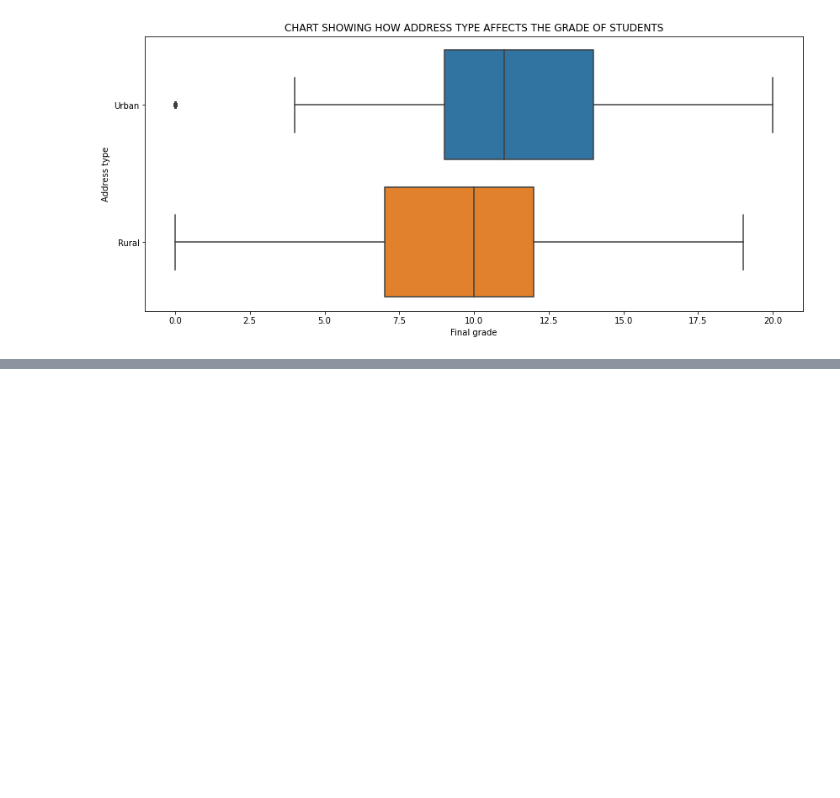
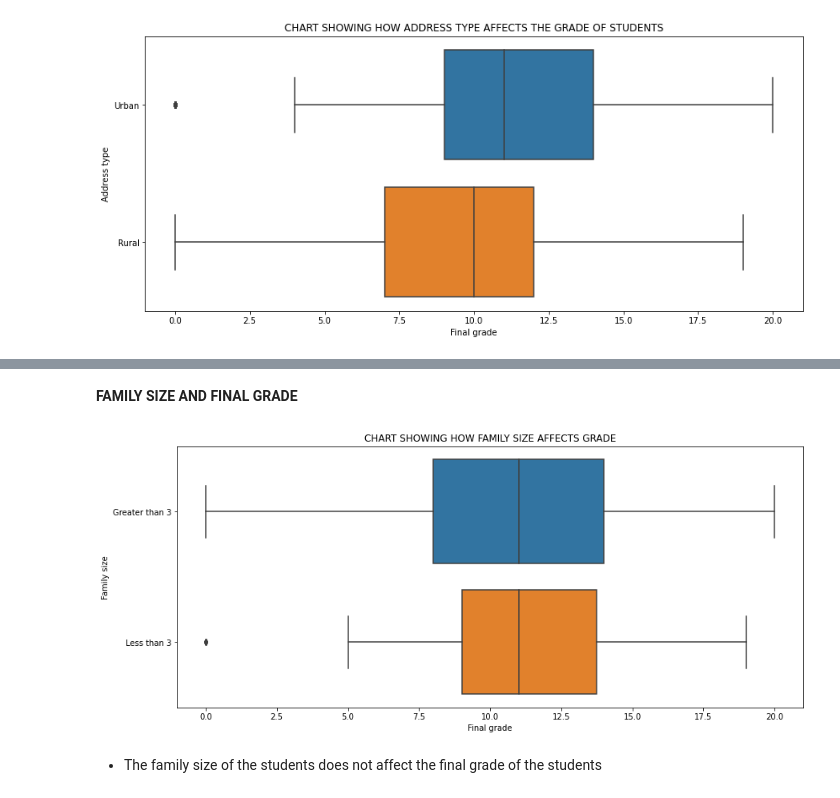
Before and after one commit to devchoplife/Students-grades, a Jupyter notebook: portuguese_students_grade_analysis.ipynb, the cells around one changed output, grey strips where cells are left out. Drawn from its saved outputs; the diff is of its cells as text; code cells hidden in the pictures; blank space fills up the shorter version.

```diff
--- a/portuguese_students_grade_analysis.ipynb
+++ b/portuguese_students_grade_analysis.ipynb
@@ -271,0 +300,13 @@ plt.show()
+# %% [markdown]
+**FAMILY SIZE AND FINAL GRADE**
+# %%
+plt.figure(figsize = (14, 6))
+sns.boxplot('G3', 'famsize', data = grades)
+plt.title("CHART SHOWING HOW FAMILY SIZE AFFECTS GRADE")
+plt.xlabel("Final grade")
+plt.ylabel("Family size")
+plt.show()
+# %% [output]
+[figure, added]
+# %% [markdown]
+* The family size of the students does not affect the final grade of the students
```
Also changed, not shown: parts of 7 cells of this notebook.
